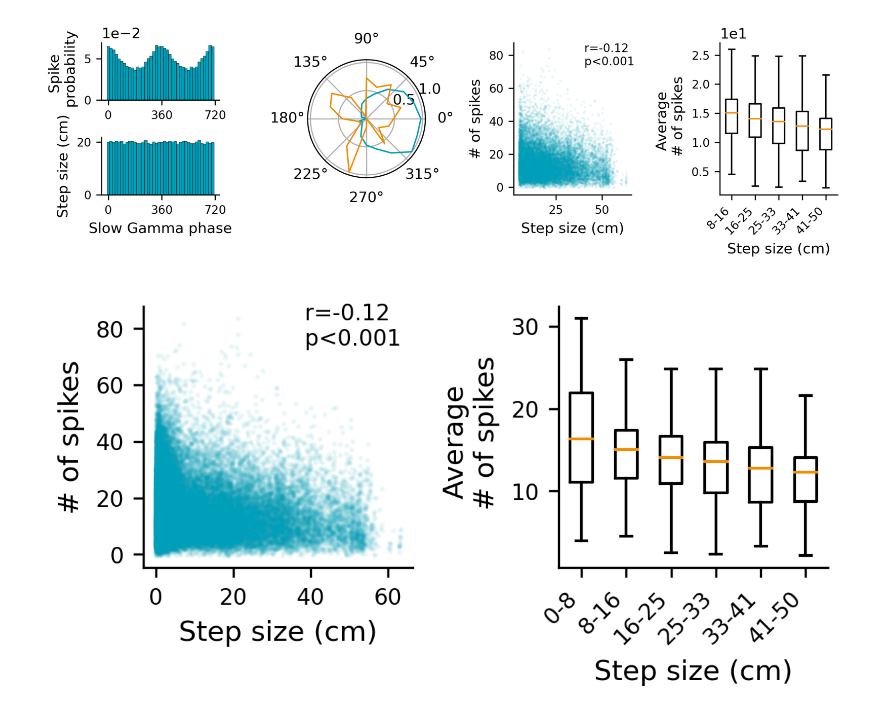
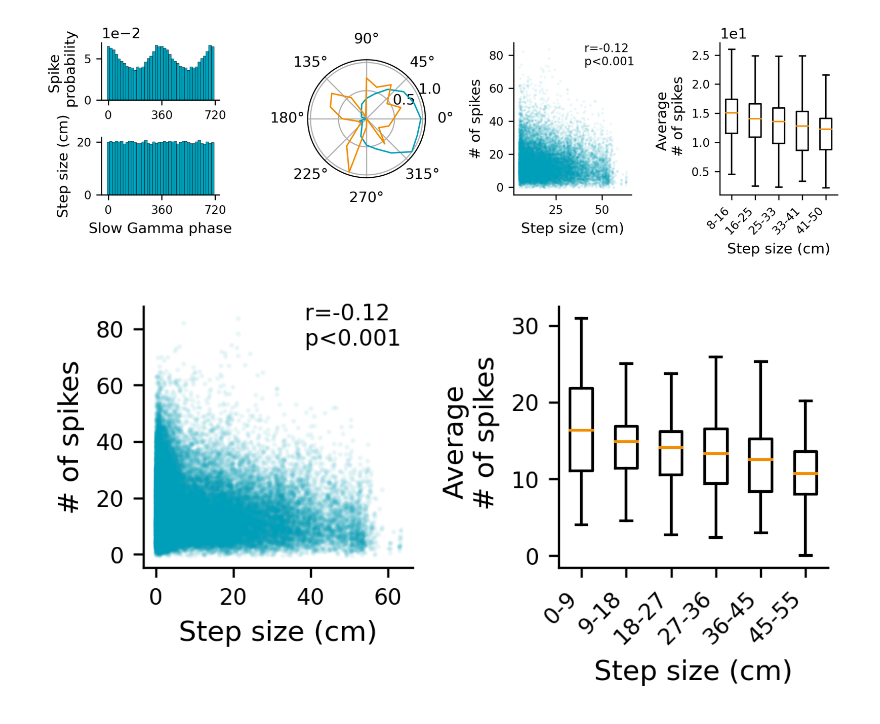
Before and after one commit to ZilongJi/AdaptiveAttractorForSequences, a Jupyter notebook: PaperFig7_anticorrelation_of_activity_and_stepsize.ipynb, the cells around one changed output. Drawn from its saved outputs; the diff is of its cells as text; code cells hidden in the pictures.

```diff
--- a/PaperFig7_anticorrelation_of_activity_and_stepsize.ipynb
+++ b/PaperFig7_anticorrelation_of_activity_and_stepsize.ipynb
@@ -58,15 +58,15 @@ def get_phase_from_all_channels(epoch_key, DATA_DIR, lowcut=25, highcut=50):
         phase[lfp_info.columns[i]] = get_phase(lfp)
     return phase, lfp
 
-epoch_key = ('bon', 8, 4)
-DATA_DIR = "/home/zilong/Desktop/replay_trajectory_paper/Processed-Data/"
+# epoch_key = ('bon', 8, 4)
+# DATA_DIR = "/home/zilong/Desktop/replay_trajectory_paper/Processed-Data/"
 
-phase, filtered_lfp = get_phase_from_all_channels(epoch_key, DATA_DIR, lowcut=25, highcut=50)
+# phase, filtered_lfp = get_phase_from_all_channels(epoch_key, DATA_DIR, lowcut=25, highcut=50)
 
-#if phase.index is shorter than spike.index, then pad 0 to the missing rows
-#else if phase.index is longer than spike.index, then drop the extra rows
-phase = phase.reindex(spike.index, fill_value=0)
-filtered_lfp = filtered_lfp.reindex(spike.index, fill_value=0)
+# #if phase.index is shorter than spike.index, then pad 0 to the missing rows
+# #else if phase.index is longer than spike.index, then drop the extra rows
+# phase = phase.reindex(spike.index, fill_value=0)
+# filtered_lfp = filtered_lfp.reindex(spike.index, fill_value=0)
 # %% [markdown]
 ### get the stepsize, multiunit spikes, and phase information for each replay trajectory for all animals
 # %%
@@ -502,7 +502,7 @@ for animal_day in all_step_size_perday.keys():
     multiunitspikeS = np.array(all_multiunit_spikes_at_step_size_perday[animal_day])
     #split stepsizeS into 10 bins, in each bin, count the number of multiunit spikes
 
-    bins = np.linspace(0, 50, 7)
+    bins = np.linspace(0, 55, 7)
     #get the index of the bin that each stepsizeS belongs to
     inds = np.digitize(stepsizeS, bins)
     #get the number of multiunit spikes in each bin
@@ -520,31 +520,31 @@ for column_i in range(all_bined_multiunitspikeS_array.shape[1]):
 
 #plot box plot with mean and std, change the color of mean to red, remove the median line
 ax5.boxplot(all_bined_multiunitspikeS_array, showmeans=True, meanline=True, showfliers=False,
             flierprops=dict(markersize=3),
             meanprops=dict(color='#F18D00', linestyle='-', linewidth=1),
             medianprops=dict(color='#009FB9', alpha=0))
 
 #set the xlabels for each bin using values in bins
 ax5.set_xticklabels([f'{int(bins[i])}-{int(bins[i+1])}' for i in range(0, len(bins)-1)], rotation=45, ha='right')
 
 ax5.set_xlabel('Step size (cm)', fontsize=labelsize)
 ax5.set_ylabel('Average \n # of spikes', fontsize=labelsize)
 #yticks in scientific notation
 #ax5.ticklabel_format(axis='y', style='sci', scilimits=(0,0),useMathText=True)
 
 #for all axes, set tick size as ticksize, set x and y tick label size as labelsize
 #remove top and right spines
 for ax in [ax4, ax5]:
     ax.tick_params(axis='both', which='major', labelsize=ticksize)
     ax.spines['top'].set_visible(False)
     ax.spines['right'].set_visible(False)
 
 #add a sup title
 #add a super title
 #fig.suptitle('Experimental data', fontsize=labelsize)
 
 plt.tight_layout()
 #save figure with background as white
 plt.savefig('/home/zilong/Desktop/AdaptiveAttractorForSequences/Figures/Fig6_anticorrelation_between_stepsize_neuralactivity_experimentaldata.png', dpi=300, facecolor='white')
 # %% [output]
-[figure, old version]
+[figure, new version]
```
Also changed, not shown: 1 other file.
